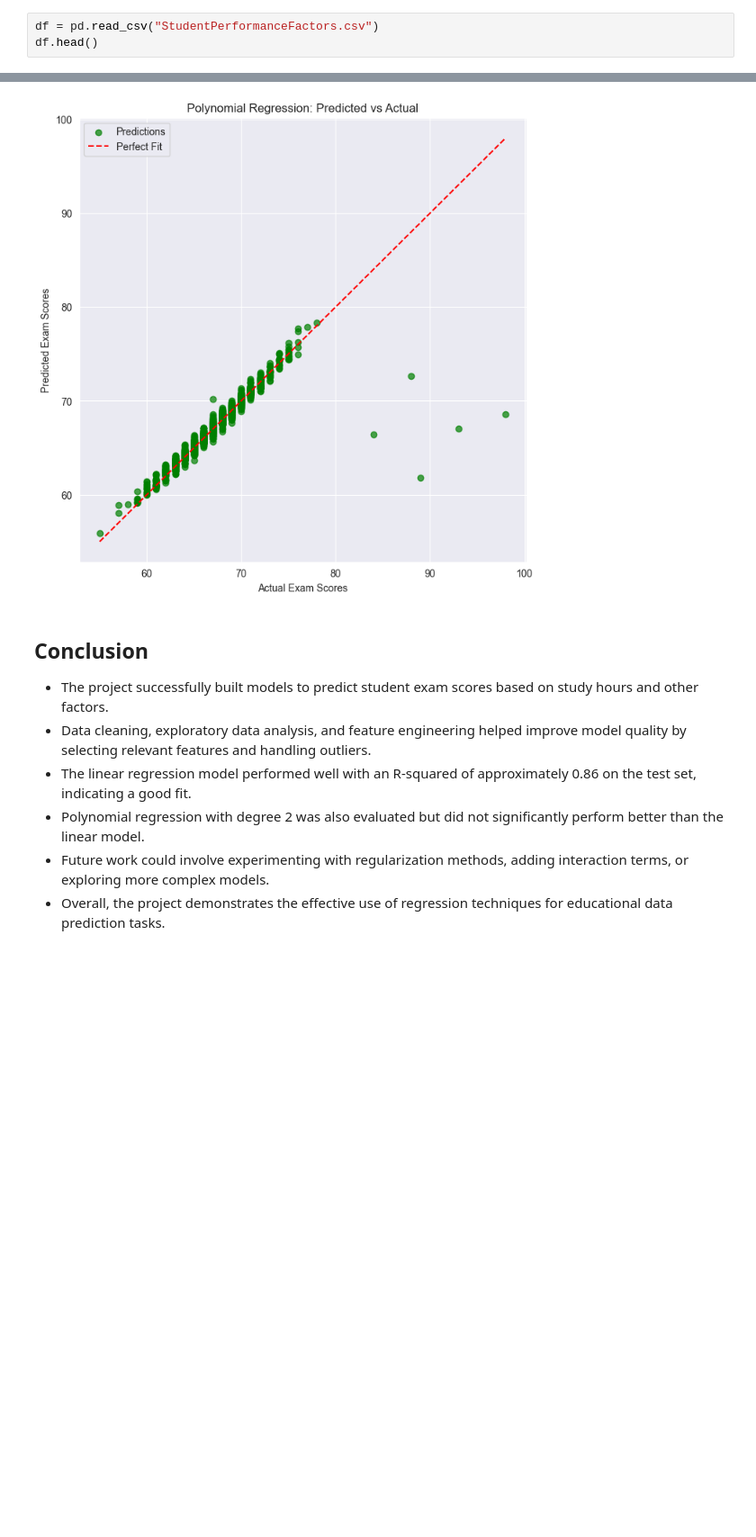
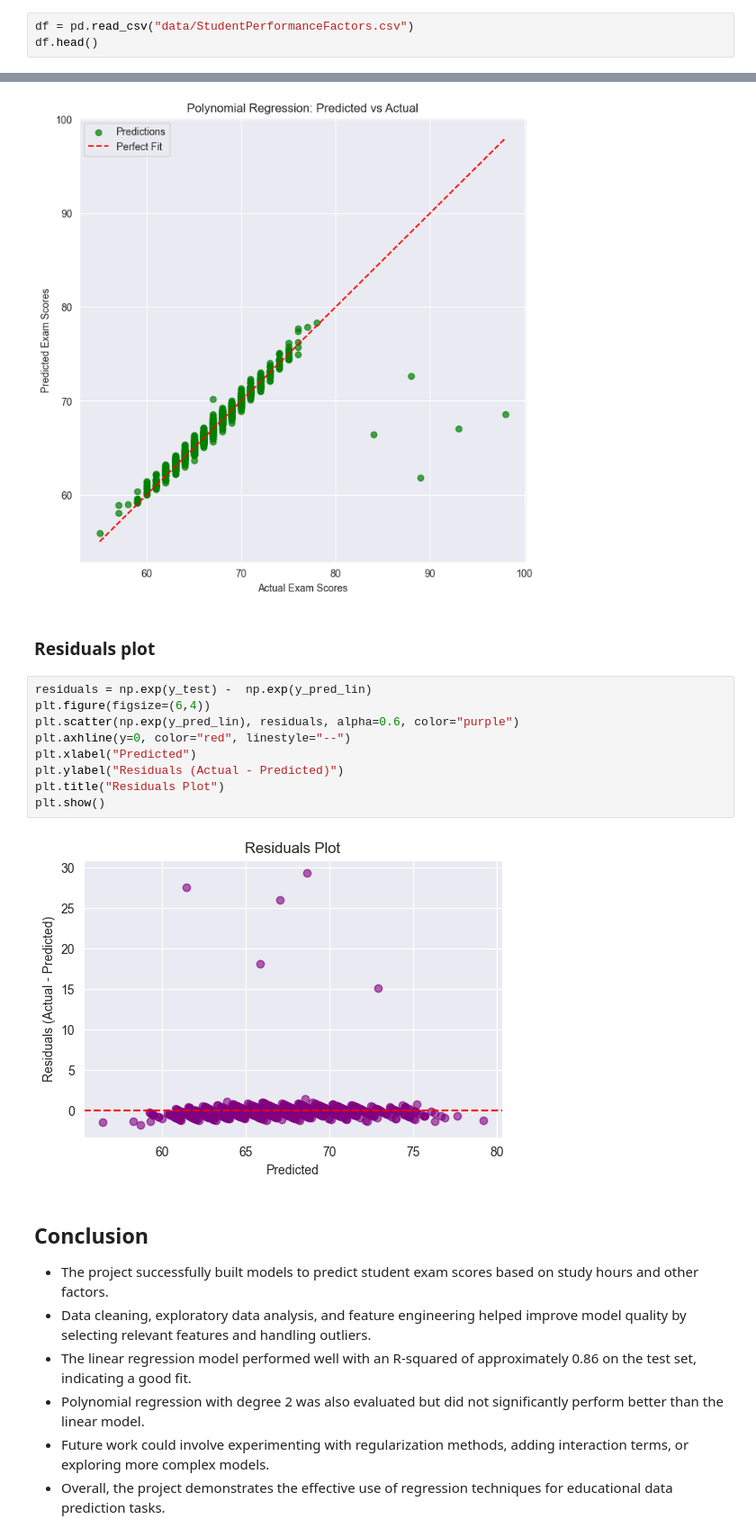
Before and after one commit to OmarMoawad1112/Student-Score-Prediction, a Jupyter notebook: Student_Score_Prediction.ipynb, the cells around one changed output, grey strips where cells are left out. Shown: that part at 90% size. Cells and saved outputs as stored; diff of their text form; blank space fills up the shorter version.

```diff
--- a/Student_Score_Prediction.ipynb
+++ b/Student_Score_Prediction.ipynb
@@ -34,7 +34,7 @@ from sklearn.metrics import mean_squared_error, mean_absolute_error, r2_score
 # %% [markdown]
 ### Load the dataset and quick overview.
 # %%
-df = pd.read_csv("StudentPerformanceFactors.csv")
+df = pd.read_csv("data/StudentPerformanceFactors.csv")
 df.head()
 # %% [output]
 |  | Hours_Studied | Attendance | Parental_Involvement | Access_to_Resources | Extracurricular_Activities | ... |
@@ -498,6 +498,19 @@ plt.legend()
 plt.show()
 # %% [output]
 [figure]
+# %% [markdown]
+###  Residuals plot
+# %%
+residuals = np.exp(y_test) -  np.exp(y_pred_lin)
+plt.figure(figsize=(6,4))
+plt.scatter(np.exp(y_pred_lin), residuals, alpha=0.6, color="purple")
+plt.axhline(y=0, color="red", linestyle="--")
+plt.xlabel("Predicted")
+plt.ylabel("Residuals (Actual - Predicted)")
+plt.title("Residuals Plot")
+plt.show()
+# %% [output]
+[figure, added]
 # %% [markdown]
 ## Conclusion
 
```
Also changed, not shown: 3 other files.
